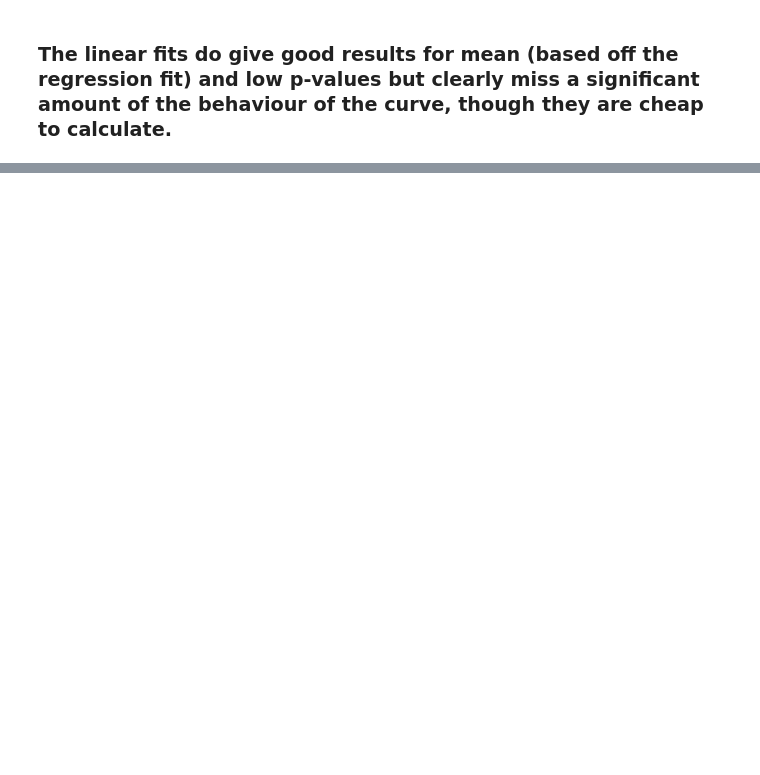
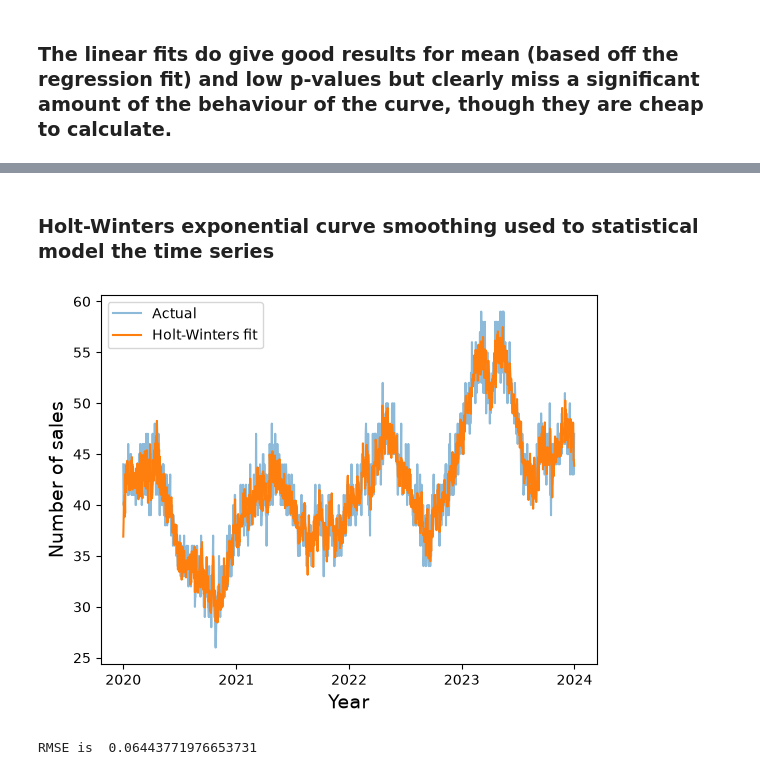
Before and after one commit to JosephDThomas/Chocolate_predictions, a Jupyter notebook: data_analysis.ipynb, the cells around one changed output, grey strips where cells are left out. Saved outputs shown, nothing was run; the diff lists cells and outputs as text; code cells hidden in the pictures; blank space fills up the shorter version.

Commit message:
Completed statistical anaylsis

```diff
--- a/data_analysis.ipynb
+++ b/data_analysis.ipynb
@@ -179,2 +264,42 @@ R2: 0.055, p-value: 1.47e-19
+# %% [markdown]
+### Holt-Winters exponential curve smoothing used to statistical model the time series
 # %%
-from statsmodels.tsa.holtwinters import Holt
+import numpy as np
+import pandas as pd
+import matplotlib.pyplot as plt
+from statsmodels.tsa.holtwinters import ExponentialSmoothing
+
+df = pd.read_csv("Depot_sales.csv", parse_dates=["date"], index_col="date")
+df = df.asfreq("D")                      # daily frequency on the index
+
+#split = int(len(df) * 0.8)
+#train, test = df.iloc[:split], df.iloc[split:]
+
+HW_model = ExponentialSmoothing(
+    df["Product_A"],
+    trend="add",                         # linear trend
+    damped_trend=True,                   # stops the trend extrapolating forever
+    seasonal="add",                      # additive seasonality
+    seasonal_periods=365,                # must be an integer
+    initialization_method="heuristic",   # Best for long term periods
+).fit()
+
+fitted = HW_model.fittedvalues              #fitted curve
+RMSE = np.sqrt(1/sum(x) * sum((df["Product_A"]-fitted)**2))
+
+#print(HW_model.params)
+
+fig, ax = plt.subplots()
+ax.plot(df.index, df["Product_A"], alpha=0.5, label="Actual")
+ax.plot(df.index, fitted, label="Holt-Winters fit")
+ax.set_xlabel("Year", fontsize=14)
+ax.set_ylabel("Number of sales", fontsize=14)
+ax.legend()
+ax.xaxis.set_major_locator(mdates.YearLocator())
+ax.xaxis.set_major_formatter(mdates.DateFormatter("%Y"))
+ax.legend()
+plt.show()
+print("RMSE is ", RMSE)
+# %% [output]
+[figure, added]
+RMSE is  0.06443771976653731
```
Also changed, not shown: parts of 11 cells of this notebook.
